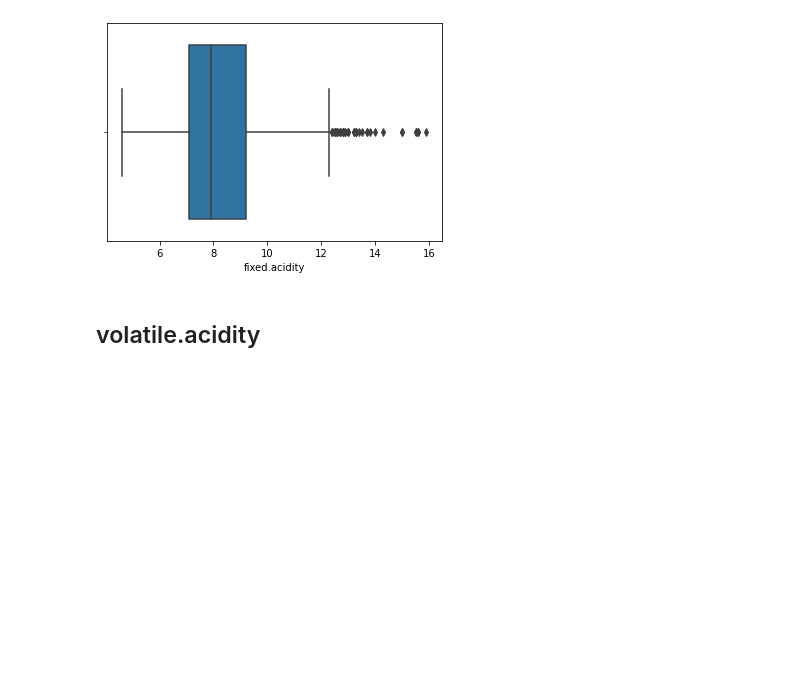
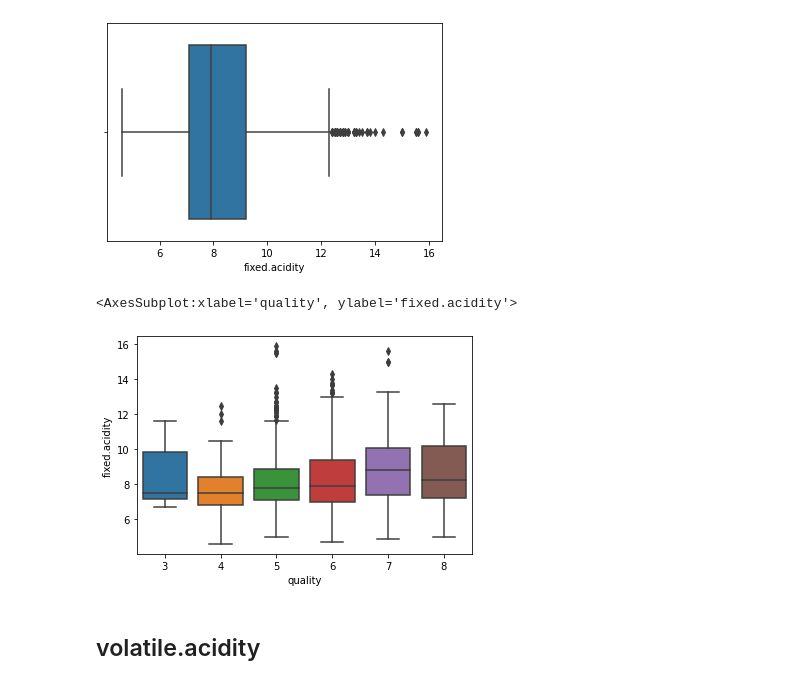
Before and after one commit to leo-hoet/explotaciondedatos, a Jupyter notebook: tp3.ipynb, the cells around one changed output. Cells and saved outputs as stored; diff of their text form; code cells hidden in the pictures; blank space fills up the shorter version.

Commit message:
Added primary data relations

```diff
--- a/tp3.ipynb
+++ b/tp3.ipynb
@@ -57,6 +58,11 @@ Range:  11.3
 Intercuartil range:  2.0999999999999996
 [figure]
 [figure]
+# %%
+sns.boxplot(data=df,x='quality',y='fixed.acidity')
+# %% [output]
+<AxesSubplot:xlabel='quality', ylabel='fixed.acidity'>
+[figure, added]
 # %% [markdown]
 ## volatile.acidity
 # %%
```
Also changed, not shown: parts of 28 cells of this notebook.
